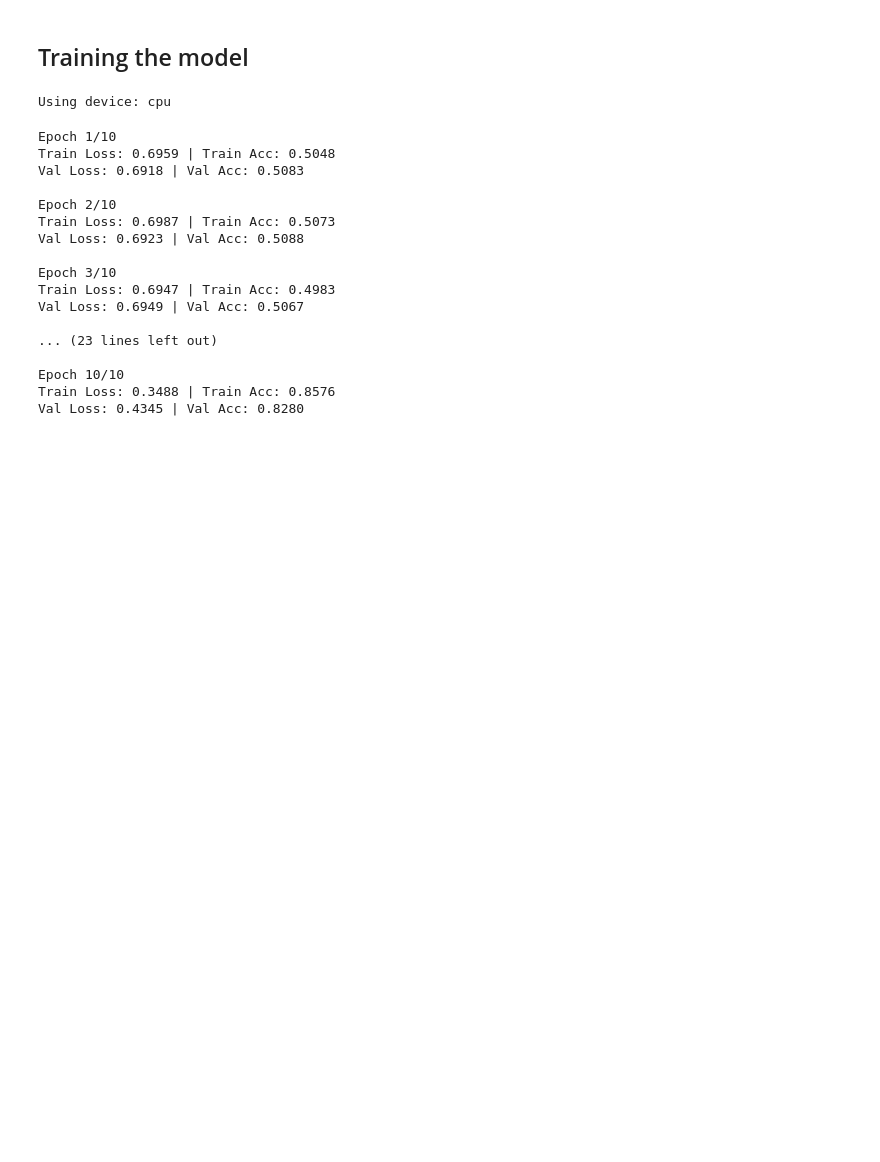
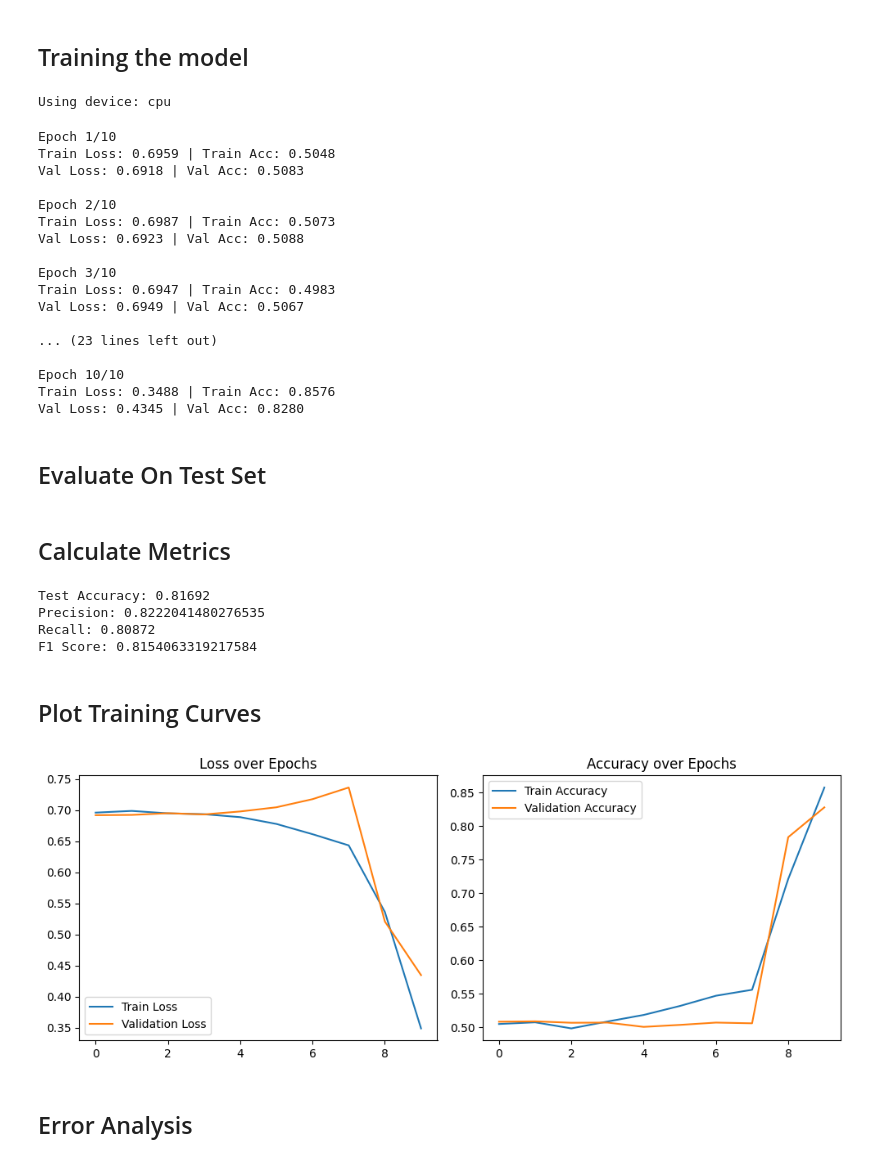
Before and after one commit to ashifa-1/lstm-sentiment-analysis, a Jupyter notebook: notebook.ipynb, the cells around one changed output. Saved outputs shown, nothing was run; the diff lists cells and outputs as text; code cells hidden in the pictures; blank space fills up the shorter version.

Commit message:
Added training curves and tsne plots

```diff
--- a/notebook.ipynb
+++ b/notebook.ipynb
@@ -466,3 +466,5 @@ Val Loss: 0.6949 | Val Acc: 0.5067
 Epoch 10/10
 Train Loss: 0.3488 | Train Acc: 0.8576
 Val Loss: 0.4345 | Val Acc: 0.8280
+# %% [markdown]
+## Evaluate On Test Set
@@ -468,0 +492,41 @@ Val Loss: 0.4345 | Val Acc: 0.8280
+# %% [markdown]
+## Calculate Metrics
+# %%
+accuracy = accuracy_score(all_labels, all_preds)
+precision = precision_score(all_labels, all_preds)
+recall = recall_score(all_labels, all_preds)
+f1 = f1_score(all_labels, all_preds)
+
+print("Test Accuracy:", accuracy)
+print("Precision:", precision)
+print("Recall:", recall)
+print("F1 Score:", f1)
+# %% [output]
+Test Accuracy: 0.81692
+Precision: 0.8222041480276535
+Recall: 0.80872
+F1 Score: 0.8154063319217584
+# %% [markdown]
+## Plot Training Curves
+# %%
+plt.figure(figsize=(10,4))
+
+plt.subplot(1,2,1)
+plt.plot(train_losses, label="Train Loss")
+plt.plot(val_losses, label="Validation Loss")
+plt.title("Loss over Epochs")
+plt.legend()
+
+plt.subplot(1,2,2)
+plt.plot(train_accuracies, label="Train Accuracy")
+plt.plot(val_accuracies, label="Validation Accuracy")
+plt.title("Accuracy over Epochs")
+plt.legend()
+
+plt.tight_layout()
+
+plt.savefig("plots/training_curves.png")
+
+plt.show()
+# %% [output]
+[figure, added]
@@ -468,0 +535,2 @@ Val Loss: 0.4345 | Val Acc: 0.8280
+# %% [markdown]
+## Error Analysis
```
Also changed, not shown: parts of 8 cells of this notebook.
